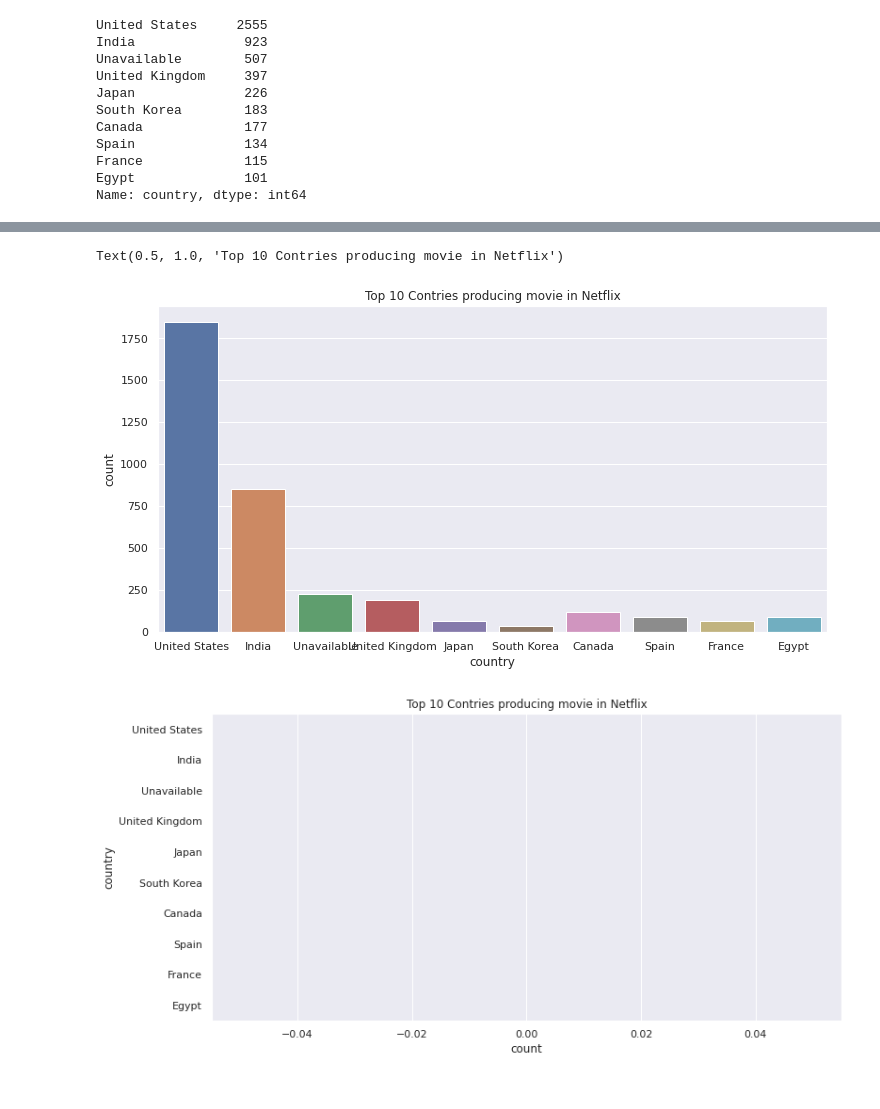
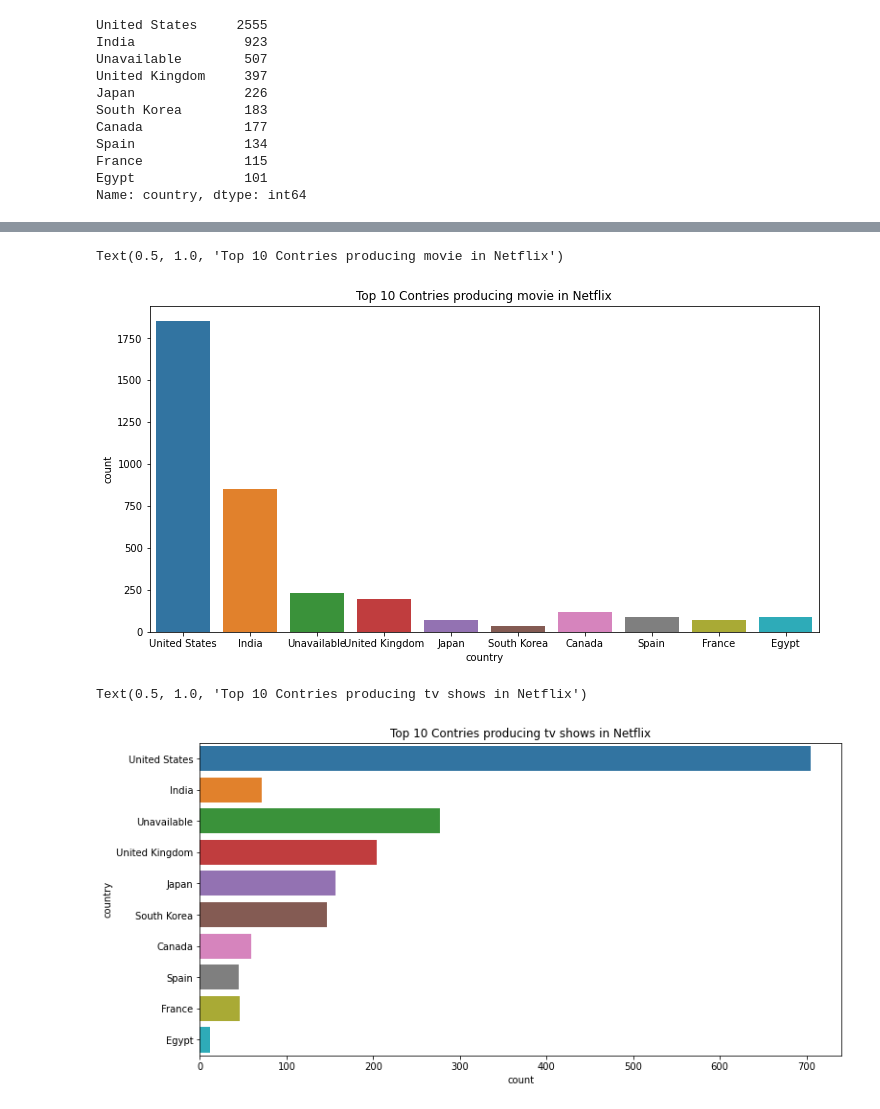
Before and after one commit to spradeepgit/NETFLIX-MOVIES-AND-TV-SHOWS-CLUSTERING, a Jupyter notebook: NETFLIX_MOVIES_AND_TV_SHOWS_CLUSTERING.ipynb, the cells around one changed output, grey strips where cells are left out. Cells and saved outputs as stored; diff of their text form; code cells hidden in the pictures.

```diff
--- a/NETFLIX_MOVIES_AND_TV_SHOWS_CLUSTERING.ipynb
+++ b/NETFLIX_MOVIES_AND_TV_SHOWS_CLUSTERING.ipynb
@@ -230,16 +230,17 @@ tv_show_country=netflix_df[netflix_df['type']=='Tv Shows']
 # %%
 # Visualize the country column
 plt.figure(figsize=(12,6))
 sns.countplot(x='country',order= netflix_df['country'].value_counts().index[0:10],data=movie_country,orient="h")
 plt.title('Top 10 Contries producing movie in Netflix')
-
-
-
-# Visualize the country column
-plt.figure(figsize=(12,6))
-sns.countplot(y='country',order= netflix_df['country'].value_counts().index[0:10],data=tv_show_country,orient="v")
-plt.title('Top 10 Contries producing movie in Netflix')
 # %% [output]
 Text(0.5, 1.0, 'Top 10 Contries producing movie in Netflix')
-[figure, old version]
+[figure, new version]
-[figure, removed]
+# %%
+
+# Visualize the country column
+plt.figure(figsize=(12,6))
+sns.countplot(y='country',order= netflix_df['country'].value_counts().index[0:10],data=tv_show_country,orient="h")
+plt.title('Top 10 Contries producing tv shows in Netflix')
+# %% [output]
+Text(0.5, 1.0, 'Top 10 Contries producing tv shows in Netflix')
+[figure, added]
```
Also changed, not shown: parts of 10 cells of this notebook.
